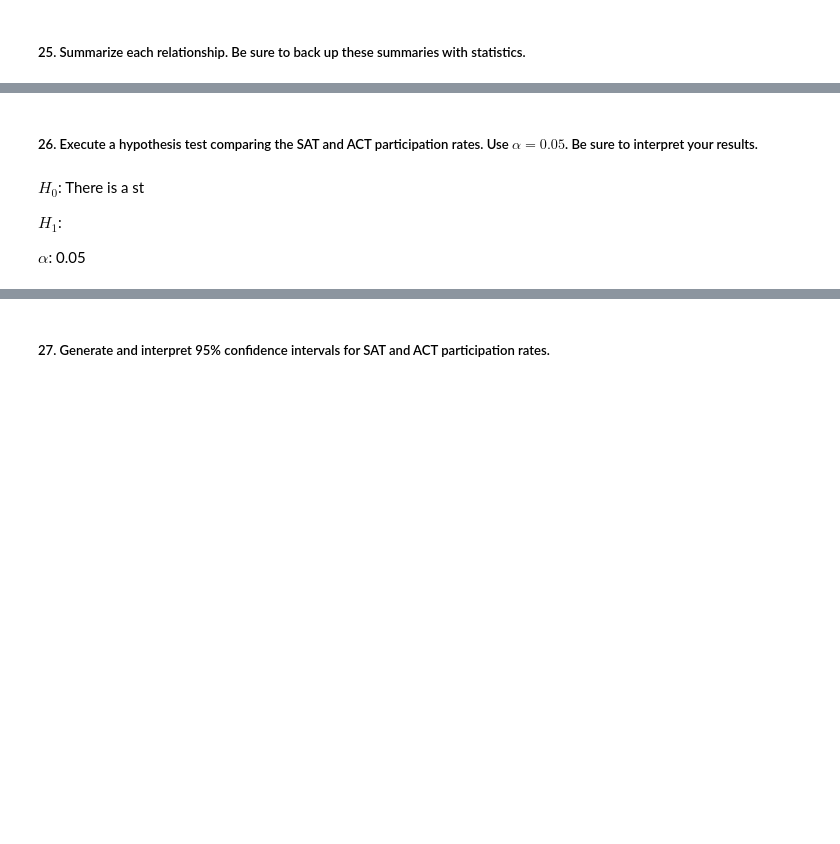
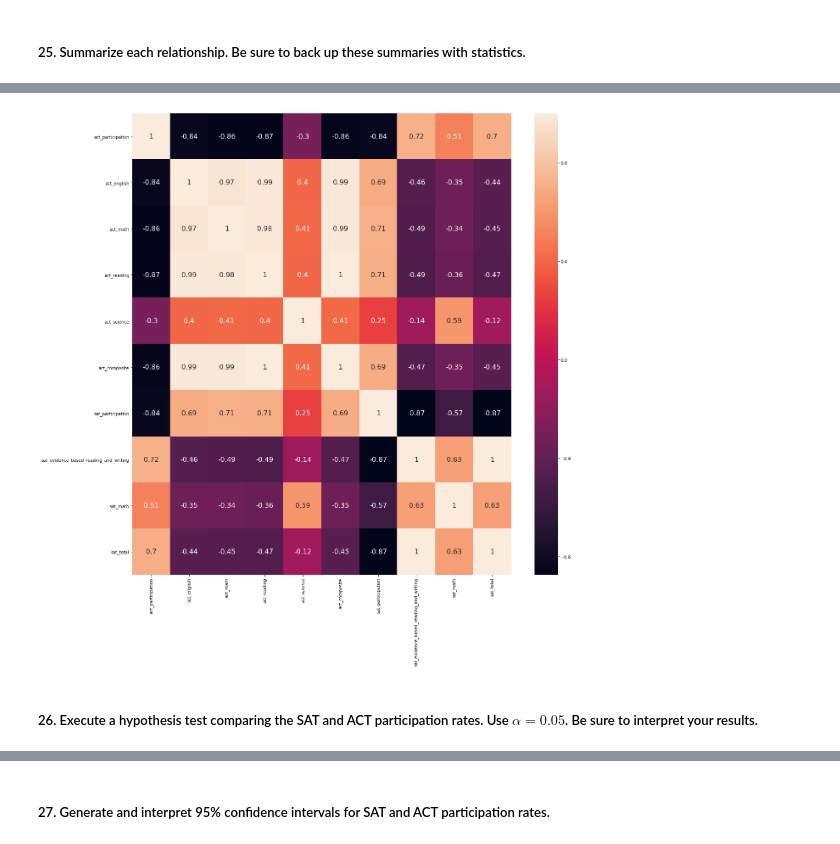
Before and after one commit to rajangdavis/Standardized-Testing-Participation-Exploration, a Jupyter notebook: rajan_davis_la/code/starter-code.ipynb, the cells around one changed output, grey strips where cells are left out. Drawn from its saved outputs; the diff is of its cells as text; code cells hidden in the pictures; blank space fills up the shorter version.

```diff
--- a/rajan_davis_la/code/starter-code.ipynb
+++ b/rajan_davis_la/code/starter-code.ipynb
@@ -595,2 +601,7 @@ Name: act_composite, dtype: float64
+# %%
+plt.figure(figsize=(20,20))
+sns.heatmap(merged_test_data_copy.corr(), annot=True,annot_kws={"size": 16});
+# %% [output]
+[figure, added]
 # %% [markdown]
 ##### 26. Execute a hypothesis test comparing the SAT and ACT participation rates. Use $\alpha = 0.05$. Be sure to interpret your results.
@@ -601,6 +607,0 @@ Name: act_composite, dtype: float64
-# %% [markdown]
-$H_0$: There is a st
-
-$H_1$:
-
-$\alpha$: 0.05
```
Also changed, not shown: parts of 14 cells of this notebook.
